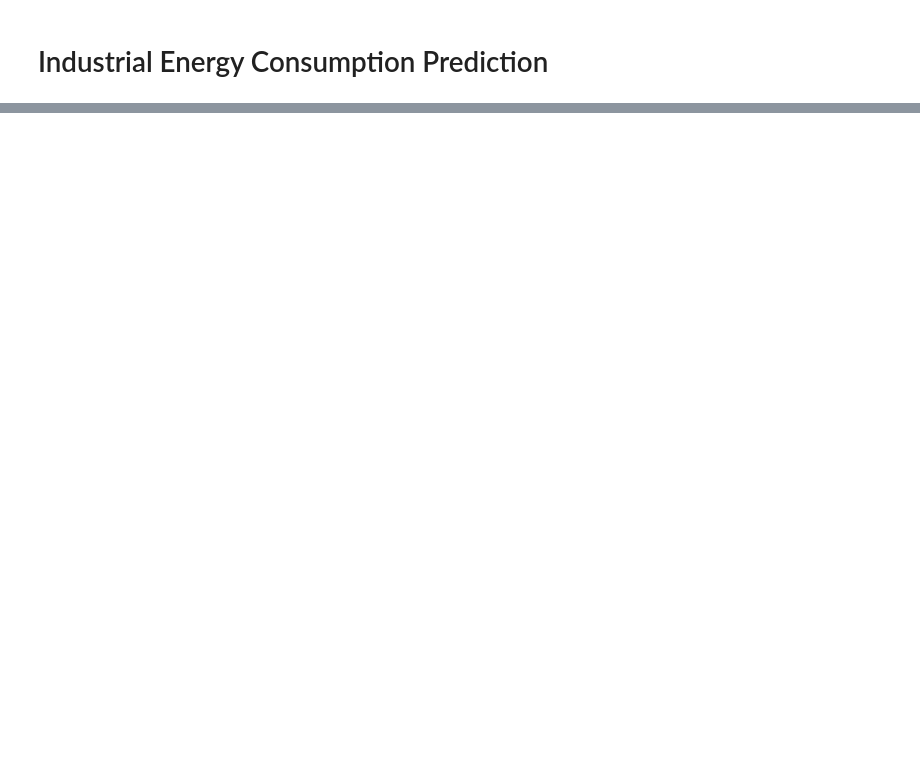
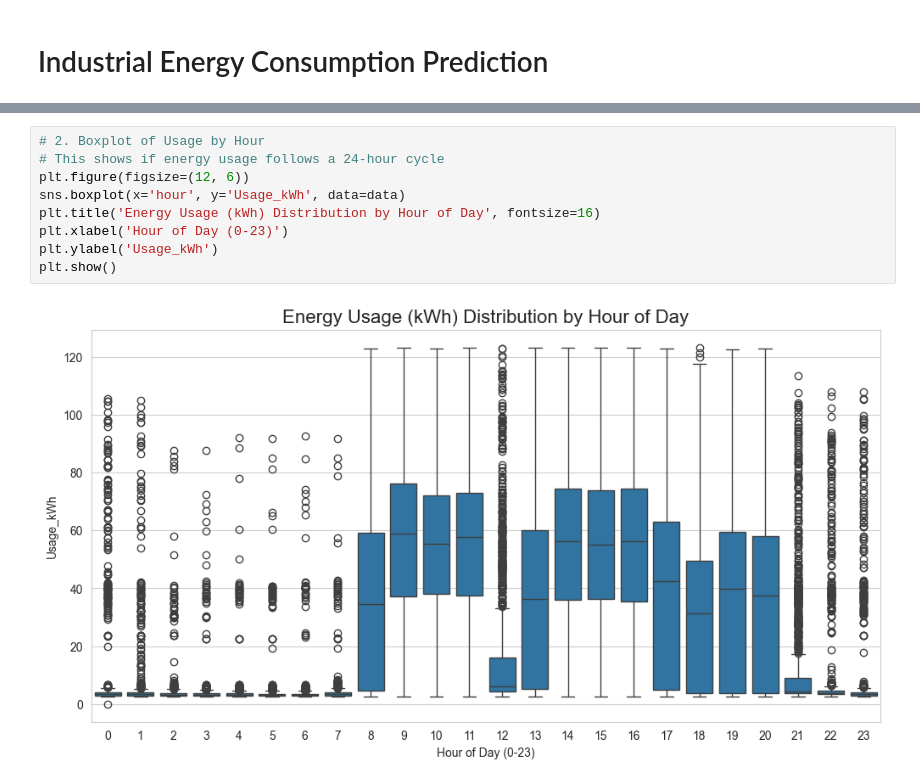
Before and after one commit to vishnundev/industrial-energy-consumption-forecasting, a Jupyter notebook: notebooks/Industrial_Energy_Consumption_Prediction.ipynb, the cells around one changed output, grey strips where cells are left out. Cells and saved outputs as stored; diff of their text form; blank space fills up the shorter version.

```diff
--- a/notebooks/Industrial_Energy_Consumption_Prediction.ipynb
+++ b/notebooks/Industrial_Energy_Consumption_Prediction.ipynb
@@ -107,0 +74,11 @@ X = df.drop('Usage_kWh', axis=1)
+# %%
+# 2. Boxplot of Usage by Hour
+# This shows if energy usage follows a 24-hour cycle
+plt.figure(figsize=(12, 6))
+sns.boxplot(x='hour', y='Usage_kWh', data=data)
+plt.title('Energy Usage (kWh) Distribution by Hour of Day', fontsize=16)
+plt.xlabel('Hour of Day (0-23)')
+plt.ylabel('Usage_kWh')
+plt.show()
+# %% [output]
+[figure, added]
```
Also changed, not shown: parts of 25 cells of this notebook, 2 other files.
